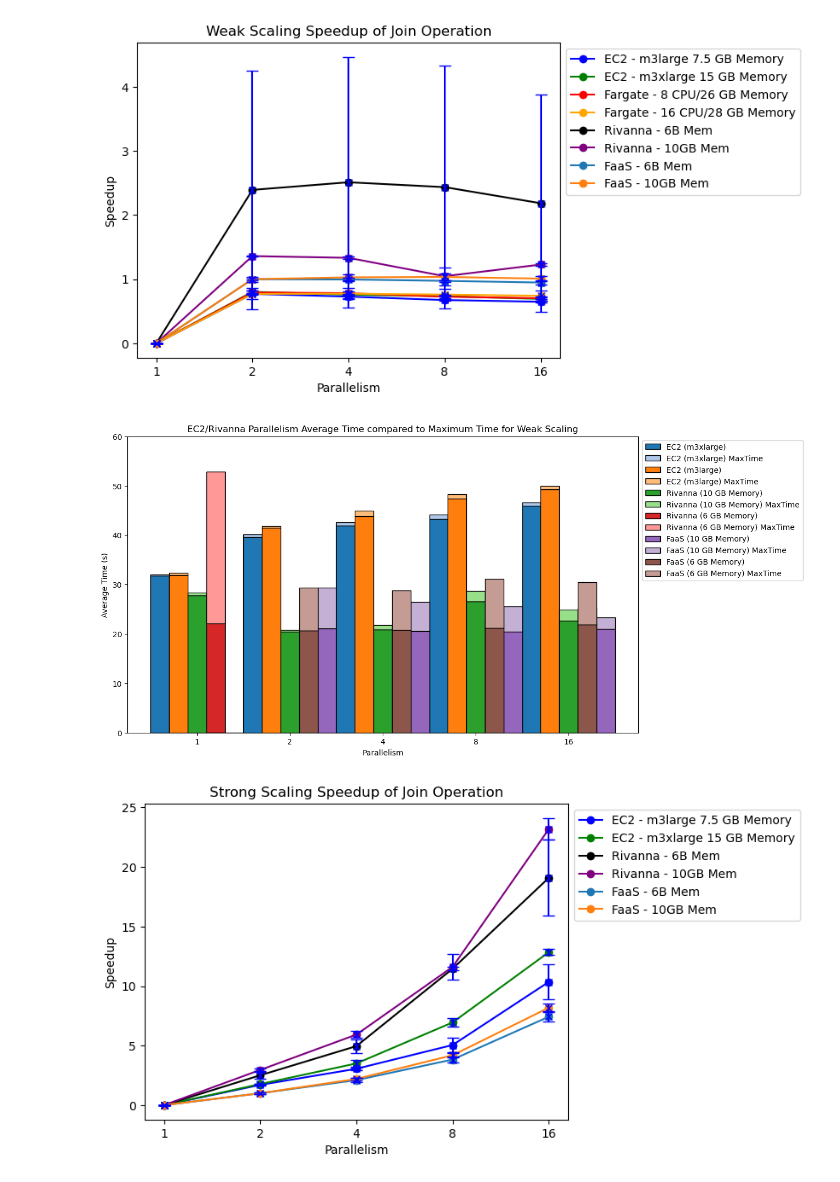
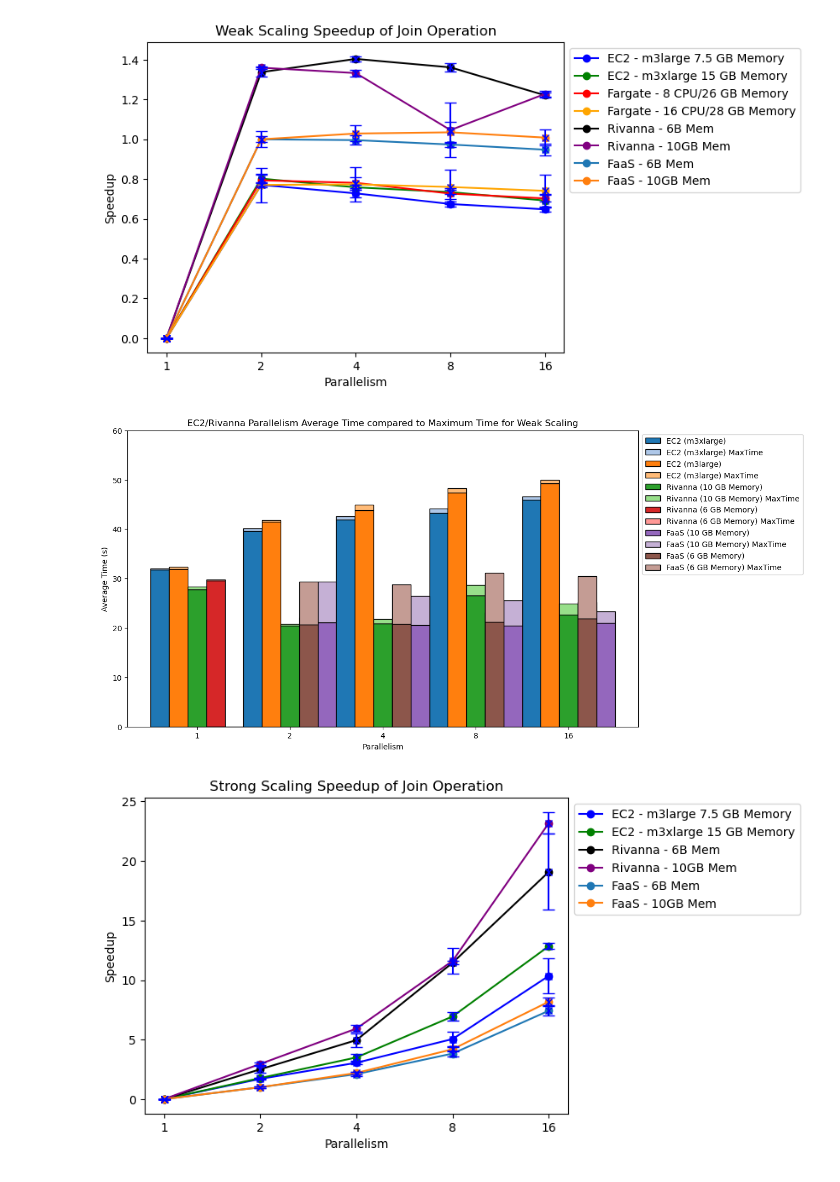
Before and after one commit to mstaylor/cylon, a Jupyter notebook: target/aws/scripts/notebooks/Join_Weak_Scaling_quals.ipynb, the cells around one changed output. Drawn from its saved outputs; the diff is of its cells as text; code cells hidden in the pictures.

Commit message:
updates to single scaling rivanna result to remove outliers

```diff
--- a/target/aws/scripts/notebooks/Join_Weak_Scaling_quals.ipynb
+++ b/target/aws/scripts/notebooks/Join_Weak_Scaling_quals.ipynb
@@ -1,5 +1,6 @@
 # %%
 import matplotlib.pyplot as plt
+import numpy as np
 
 def calculate_speedup_error(baseline, baseline_err, times, times_err):
     speedup_err = [0]  # First speedup error is 0 since speedup is manually set to 0
@@ -15,7 +16,7 @@ ec2_m3large = [31.9575935, 41.45354041, 43.87812226, 47.36638606, 49.3063335]
 fargate_4_26 = [33.68554413, 42.44095802, 43.11394629, 46.3293512, 47.92054052]
 fargate_16_28 = [31.50847322, 40.88083729, 40.72470558, 41.43658119, 42.52811459]
 rivanna_10 = [27.8140447, 20.44974059, 20.86548781, 26.57821665, 22.64570893]
-rivanna_6 = [52.88406479, 22.10368815, 21.05417195, 21.7123192, 24.20997563]
+rivanna_6 = [29.5644443, 22.10368815, 21.05417195, 21.7123192, 24.20997563]
 lambda_10 = [21.15279511, 21.15279511, 20.55785678, 20.43429001, 20.9718425]
 lambda_6 = [20.70955434, 20.70955434, 20.79345037, 21.26396433, 21.85083299]
 
@@ -25,7 +26,7 @@ ec2_m3large_err = [0.4395588026, 0.1830921417, 1.01652381, 0.7280315442, 0.68938
 fargate_4_26_err = [0.05400982477, 1.46033826, 1.515233265, 1.808315597, 1.200178515]
 fargate_16_28_err = [3.518690911, 0.5573273239, 0.3047347395, 0.2670398924, 0.2849529409]
 rivanna_10_err = [0.1066527444, 0.05929428636, 0.2302652761, 3.501597134, 0.240115264]
-rivanna_6_err = [41.11833475, 0.367896922, 0.1316620241, 0.3194760097, 0.2126870876]
+rivanna_6_err = [0.1921992171, 0.367896922, 0.1316620241, 0.3194760097, 0.2126870876]
 lambda_10_err = [0.5908764711, 0.5908764711, 0.5617459735, 0.884176371, 0.5619542773]
 lambda_6_err = [0.206974149, 0.206974149, 0.4204491114, 0.1793480701, 0.663419514]
 
@@ -55,34 +56,34 @@ fargate_4_26_speedup_err = calculate_speedup_error(fargate_4_26[0], fargate_4_26
 fargate_16_28_speedup_err = calculate_speedup_error(fargate_16_28[0], fargate_16_28_err[0], fargate_16_28, fargate_16_28_err)
 rivanna_6_speedup_err = calculate_speedup_error(rivanna_6[0], rivanna_6_err[0], rivanna_6, rivanna_6_err)
 rivanna_10_speedup_err = calculate_speedup_error(rivanna_10[0], rivanna_10_err[0], rivanna_10, rivanna_10_err)
 lambda_6_speedup_err = calculate_speedup_error(lambda_6[0], lambda_6_err[0], lambda_6, lambda_6_err)
 lambda_10_speedup_err = calculate_speedup_error(lambda_10[0], lambda_10_err[0], lambda_10, lambda_10_err)
 # Create the plot with error bars
 plt.errorbar(world_size, ec2_m3large_speedup, yerr=ec2_m3large_speedup_err, fmt='x', color='b',  capsize=5)
 plt.errorbar(world_size, ec2_m3xlarge_speedup, yerr=ec2_m3xlarge_speedup_err, fmt='x', color='b',  capsize=5)
 plt.errorbar(world_size, fargate_4_26_speedup, yerr=fargate_4_26_speedup_err, fmt='x', color='b',  capsize=5)
 plt.errorbar(world_size, fargate_16_28_speedup, yerr=fargate_16_28_speedup_err, fmt='x', color='b',  capsize=5)
 plt.errorbar(world_size, rivanna_6_speedup, yerr=rivanna_6_speedup_err, fmt='x', color='b',  capsize=5)
 plt.errorbar(world_size, rivanna_10_speedup, yerr=rivanna_10_speedup_err, fmt='x', color='b',  capsize=5)
 plt.errorbar(world_size, lambda_6_speedup, yerr=lambda_6_speedup_err, fmt='x', color='b',  capsize=5)
 plt.errorbar(world_size, lambda_10_speedup, yerr=lambda_10_speedup_err, fmt='x', color='b',  capsize=5)
 
 
 # Invert the x-axis so the graph goes from right to left
 #plt.gca().invert_xaxis()
 
 # Add labels and title for speedup plot
 plt.xlabel('Parallelism')
 plt.ylabel('Speedup')
 plt.title('Weak Scaling Speedup of Join Operation')
 
 # Add a legend
 plt.legend(loc="upper left", bbox_to_anchor=(1, 1))
 
 # Display the chart
 plt.show()
 # %% [output]
-[figure, old version]
+[figure, new version]
 # %%
 import matplotlib.pyplot as plt
 import numpy as np
@@ -92,7 +93,7 @@ world_size = ['1', '2', '4', '8', '16']
 ec2_m3xlarge = [31.81303746, 39.63874075, 41.93214922, 43.30321313, 45.96938671]
 ec2_m3large = [31.9575935, 41.45354041, 43.87812226, 47.36638606, 49.3063335]
 rivanna_10 = [27.8140447, 20.44974059, 20.86548781, 26.57821665, 22.64570893]
-rivanna_6 = [52.88406479, 22.10368815, 21.05417195, 21.7123192, 24.20997563]
+rivanna_6 = [29.5644443, 22.10368815, 21.05417195, 21.7123192, 24.20997563]
 lambda_10 = [0, 21.15279511, 20.55785678, 20.43429001, 20.9718425]
 lambda_6 = [0, 20.70955434, 20.79345037, 21.26396433, 21.85083299]
 
@@ -100,7 +101,7 @@ lambda_6 = [0, 20.70955434, 20.79345037, 21.26396433, 21.85083299]
 ec2_m3xlarge_maxtime = [31.97906429, 40.15021896, 42.58941686, 44.14431083, 46.58438277]
 ec2_m3large_maxtime = [32.39680201, 41.80149472, 44.9744007, 48.23062742, 49.92480689]
 rivanna_10_maxtime = [28.33441478, 20.76285899, 21.79966176, 28.73472738, 24.90794182]
-rivanna_6_maxtime = [22.10368815, 21.05417195, 21.68439543, 23.12490159, 25.22119254]
+rivanna_6_maxtime = [29.79002255, 21.05417195, 21.68439543, 23.12490159, 25.22119254]
 lambda_10_maxtime = [0, 29.36744094, 26.48254609, 25.54506624, 23.31065124]
 lambda_6_maxtime = [0, 29.34014976, 28.8135922, 31.12369776, 30.42764068]
 
@@ -161,7 +162,7 @@ plt.legend(loc="upper left", bbox_to_anchor=(1, 1))
 # Display the chart
 plt.show()
 # %% [output]
-[figure, old version]
+[figure, new version]
 # %%
 import matplotlib.pyplot as plt
 
```
Also changed, not shown: parts of 1 cell of this notebook.
